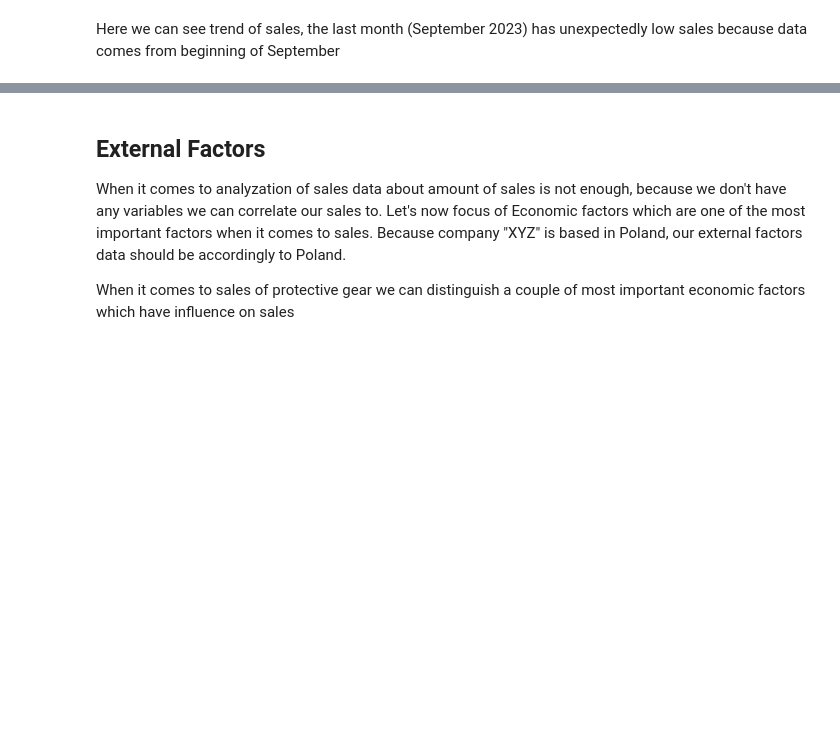
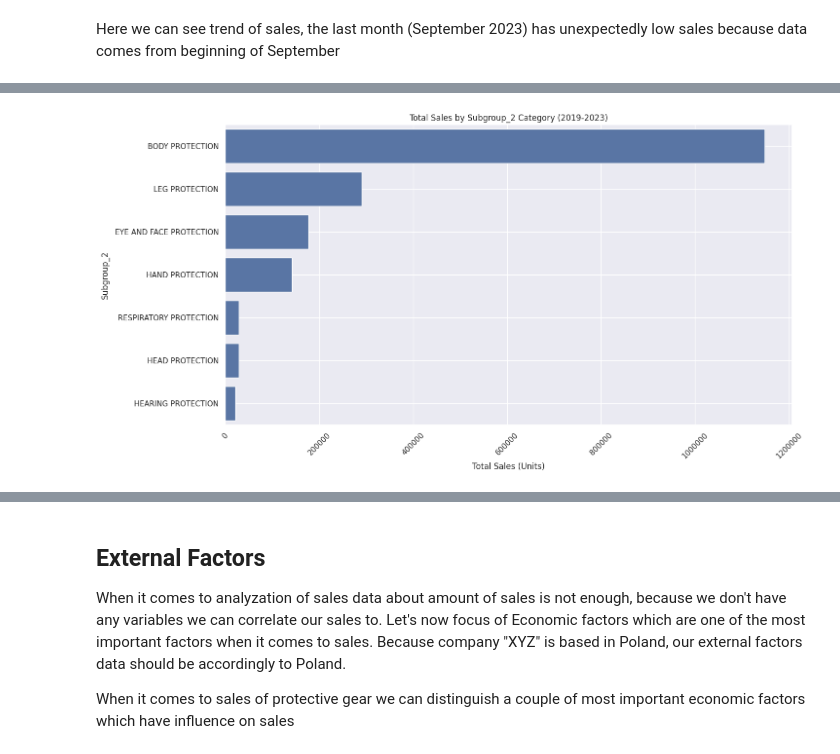
Before and after one commit to MichalI495002/Personal-Challenge, a Jupyter notebook: Jupyter Notebook/notebook.ipynb, the cells around one changed output, grey strips where cells are left out. Cells and saved outputs as stored; diff of their text form; code cells hidden in the pictures; blank space fills up the shorter version.

```diff
--- a/Jupyter Notebook/notebook.ipynb
+++ b/Jupyter Notebook/notebook.ipynb
@@ -164,0 +268,28 @@ Here we can see trend of sales, the last month (September 2023) has unexpectedly
+# %%
+# Extracting the list of all monthly sales columns
+monthly_columns = df.columns[df.columns.str.contains('2019|2020|2021|2022|2023')]
+
+# Grouping the data by Subgroup_2 for analysis
+subgroup_2_sales = df.groupby('Subgroup_2')[monthly_columns].sum()
+
+# Summing up all monthly sales for each Subgroup_2
+subgroup_2_total_sales = subgroup_2_sales.sum(axis=1).reset_index(name='Total Sales')
+
+# Sorting the data for better visualization
+subgroup_2_total_sales_sorted = subgroup_2_total_sales.sort_values(by='Total Sales', ascending=False)
+
+# Plotting the sales for each Subgroup_2 with clearer x-axis labels
+plt.figure(figsize=(15, 8))
+sns.barplot(data=subgroup_2_total_sales_sorted, x='Total Sales', y='Subgroup_2')
+plt.title('Total Sales by Subgroup_2 Category (2019-2023)')
+plt.xlabel('Total Sales (Units)')
+plt.ylabel('Subgroup_2')
+plt.grid(True)
+
+# Adjusting x-axis to show actual sales numbers instead of scaled values
+plt.xticks(rotation=45)  # Rotating x-axis labels for better readability
+plt.ticklabel_format(style='plain', axis='x')  # Change the x-axis label format to plain
+
+plt.show()
+# %% [output]
+[figure, added]
```
Also changed, not shown: parts of 33 cells of this notebook, 4 other files.
